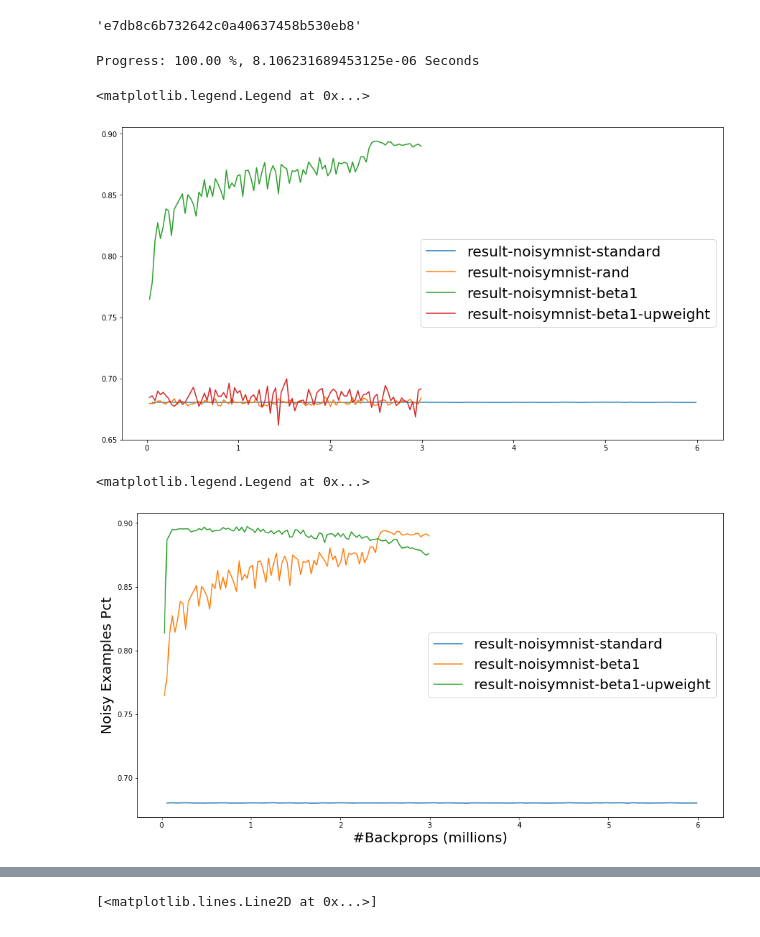
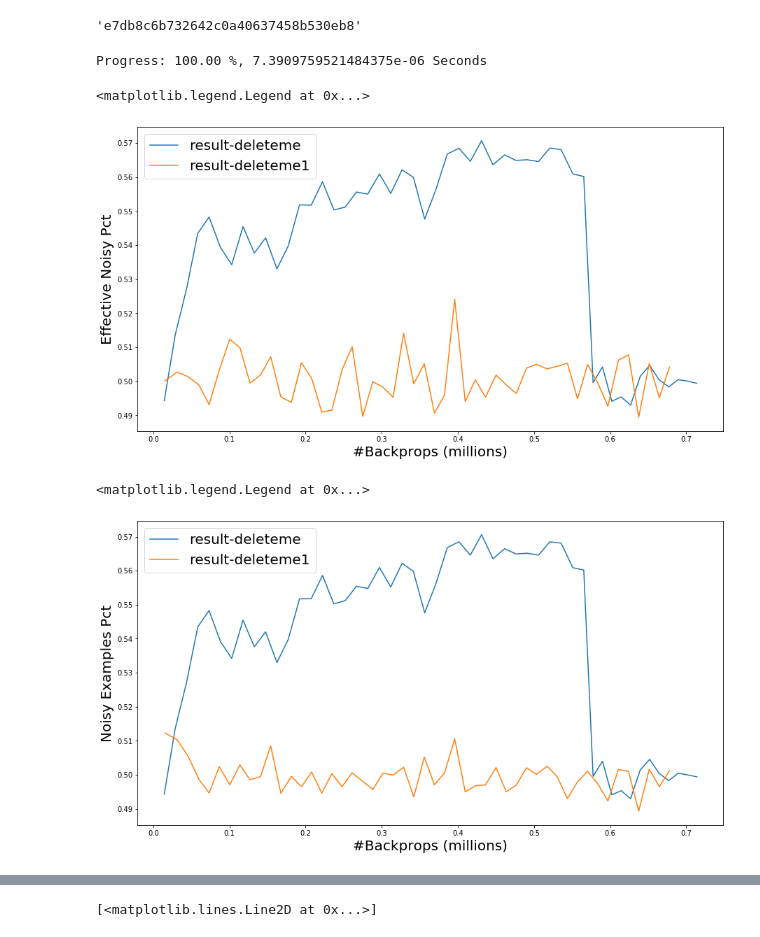
Before and after one commit to TengHu/TrainingDynamics, a Jupyter notebook: notebooks/SB.ipynb, the cells around one changed output, grey strips where cells are left out. Drawn from its saved outputs; the diff is of its cells as text; code cells hidden in the pictures.

```diff
--- a/notebooks/SB.ipynb
+++ b/notebooks/SB.ipynb
@@ -46,6 +46,7 @@ from IPython.display import clear_output
 # %%
 
 import pickle5 as pickle
+
 
 
 
@@ -56,6 +57,8 @@ directories = [
     "result-beta3-loss-upweight",
     "result-beta3-loss-upweight-floored"
     ]
+
+
 directories = [
     "result-noisymnist-standard",
     "result-noisymnist-rand",
@@ -63,6 +66,11 @@ directories = [
     "result-noisymnist-beta1-upweight"
     ]
 
+
+directories = [
+    "result-deleteme",
+    "result-deleteme1"
+    ]
 
 def load_blobs(files, blob_type="train"):
     start = time.time()
@@ -81,13 +89,15 @@ results = {}
 
 for dname in directories:
     #d =   "cifar10/noisy_cifar10/" + dname
-    d = "mnist/" + dname
+    #d = "mnist/" + dname
+    d = dname
     #dir_name = d + "_stats"
     #files = [os.path.join(d, file)  for file in os.listdir(d) if "result" in file] #startswith("result-")][:5]
     results[dname] = {"train": load_blobs([d]), "test":load_blobs([d], "test")}
 # %% [output]
-Progress: 100.00 %, 8.106231689453125e-06 Seconds
+Progress: 100.00 %, 7.3909759521484375e-06 Seconds
 # %%
+
 
 
 
@@ -100,7 +110,13 @@ noise = set(np.array(range(len(pct0)))[pct0 != pct25])
 # mnist
 pct0 = np.load("dataset_overrides/mnist/0pct_random_label.npy")
 pct75 = np.load("dataset_overrides/mnist/75pct_random_label.npy")
-noise = set(np.array(range(len(pct0)))[pct0 != pct75])
+
+pct50_example_to_add_noise = np.load("dataset_overrides/mnist/50pct_example_to_add_noise.npy")
+
+#noise = set(np.array(range(len(pct0)))[pct0 != pct75])
+
+
+noise = set(pct50_example_to_add_noise)
 # %%
 #[j for j in results[dname]['train'][0]['train_loss']]
 
@@ -133,19 +150,20 @@ def merge(data, multipliers=None):
 # %%
-
 fig, ax = plt.subplots(figsize=(15, 8))
 for dname in directories:
     num_backprops = np.cumsum(results[dname]['train'][0]['epoch_backprops'])
     total = list(merge(results[dname]['train'][0]))
 
     to_plot = [[np.sum([example[2] for example in iteration if example[0] in noise]) / np.sum([example[2] for example in iteration])
         for iteration in epoch] for epoch in total]
 
     plt.plot(num_backprops / 1e+6, [np.mean(s) for s in to_plot])
 
+ax.set_xlabel("#Backprops (millions)", size=20)
+ax.set_ylabel("Effective Noisy Pct", size=20)
 plt.legend(directories,  fontsize=20)
 # %% [output]
 <matplotlib.legend.Legend at 0x...>
-[figure, old version]
+[figure, new version]
 # %%
 #results[dname]['train'][0]['examples'][0][1]
 #results["result-beta1-loss"]['train'][0]['correct_pred']
@@ -197,7 +215,7 @@ ax.set_ylabel("Noisy Examples Pct", size=20)
 plt.legend(directories,  fontsize=20)
 # %% [output]
 <matplotlib.legend.Legend at 0x...>
-[figure, old version]
+[figure, new version]
 # %%
 fig, ax = plt.subplots(figsize=(15, 8))
 
```
Also changed, not shown: parts of 6 cells of this notebook, 3 other files.
